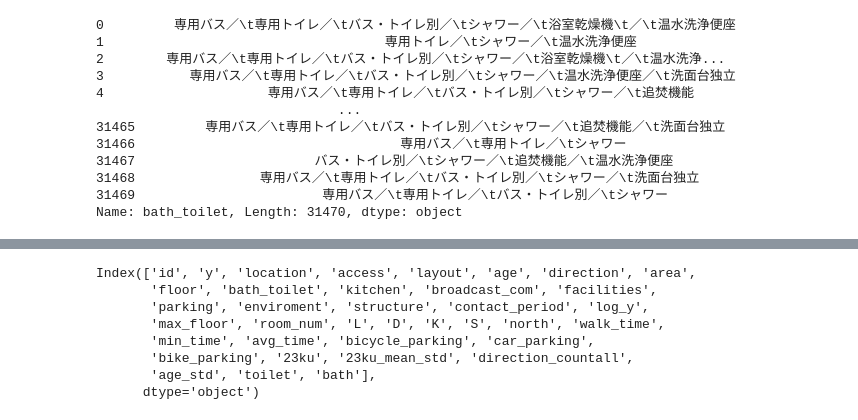
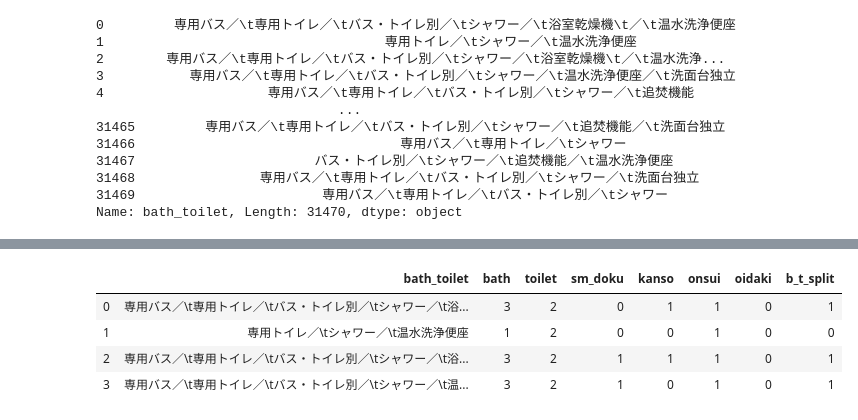
Before and after one commit to yaneura-no-gomi/mynavi_2019, a Jupyter notebook: notebook/Untitled.ipynb, the cells around one changed output, grey strips where cells are left out. Saved outputs shown, nothing was run; the diff lists cells and outputs as text; code cells hidden in the pictures.

```diff
--- a/notebook/Untitled.ipynb
+++ b/notebook/Untitled.ipynb
@@ -368,6 +309,7 @@ def bath_toilet_option(bt):
     sm_doku = []
     kanso = []
     oidaki = []
+    onsui = []
     b_t_split = []
 
     for b in bt.fillna(''):
@@ -381,6 +323,11 @@ def bath_toilet_option(bt):
         else:
             kanso.append(0)
 
+        if '温水洗浄便座' in b:
+            onsui.append(1)
+        else:
+            onsui.append(0)
+
         if '追焚機能' in b:
             oidaki.append(1)
         else:
@@ -388,17 +335,18 @@ def bath_toilet_option(bt):
 
         if 'バス・トイレ別' in b:
             b_t_split.append(1)
+        else:
             b_t_split.append(0)
 
-    return sm_doku,kanso,oidaki,b_t_split
+    return sm_doku, kanso, onsui, oidaki, b_t_split
+#     return len(sm_doku), len(kanso), len(oidaki), len(b_t_split)
-# %%
-train.columns
-# %% [output]
-Index(['id', 'y', 'location', 'access', 'layout', 'age', 'direction', 'area',
-       'floor', 'bath_toilet', 'kitchen', 'broadcast_com', 'facilities',
-       'parking', 'enviroment', 'structure', 'contact_period', 'log_y',
-       'max_floor', 'room_num', 'L', 'D', 'K', 'S', 'north', 'walk_time',
-       'min_time', 'avg_time', 'bicycle_parking', 'car_parking',
-       'bike_parking', '23ku', '23ku_mean_std', 'direction_countall',
-       'age_std', 'toilet', 'bath'],
-      dtype='object')
+# %%
+train['sm_doku'],train['kanso'],train['onsui'],train['oidaki'],train['b_t_split'] = bath_toilet_option(train['bath_toilet'])
+train.loc[:3,['bath_toilet','bath','toilet','sm_doku','kanso','onsui','oidaki','b_t_split']]
+# bath_toilet_option(train['bath_toilet'])
+# %% [output]
+|  | bath_toilet | bath | toilet | sm_doku | kanso | onsui | oidaki | b_t_split |
+| 0 | 専用バス／\t専用トイレ／\tバス・トイレ別／\tシャワー／\t浴... | 3 | 2 | 0 | 1 | 1 | 0 | 1 |
+| 1 | 専用トイレ／\tシャワー／\t温水洗浄便座 | 1 | 2 | 0 | 0 | 1 | 0 | 0 |
+| 2 | 専用バス／\t専用トイレ／\tバス・トイレ別／\tシャワー／\t浴... | 3 | 2 | 1 | 1 | 1 | 0 | 1 |
+| 3 | 専用バス／\t専用トイレ／\tバス・トイレ別／\tシャワー／\t温... | 3 | 2 | 1 | 0 | 1 | 0 | 1 |
```
Also changed, not shown: parts of 8 cells of this notebook, 7 other files.
